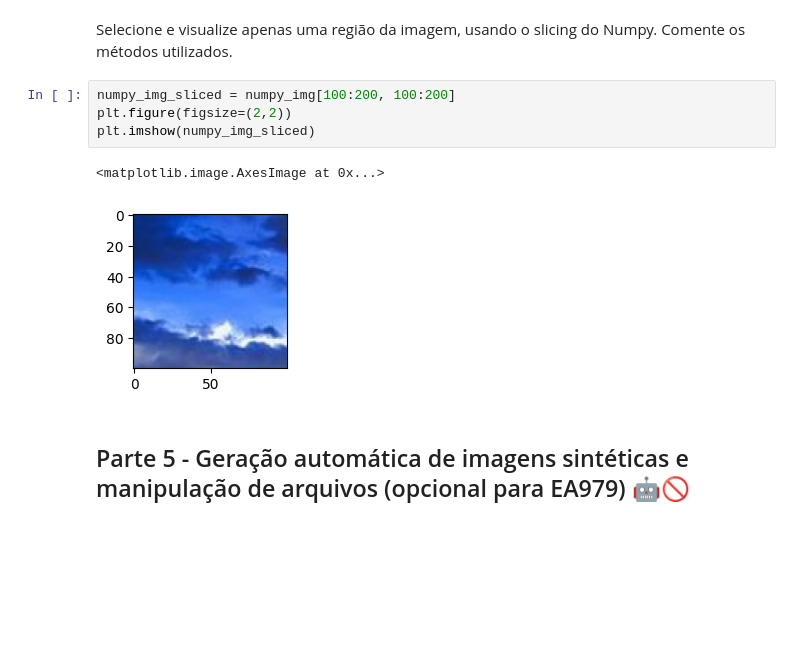
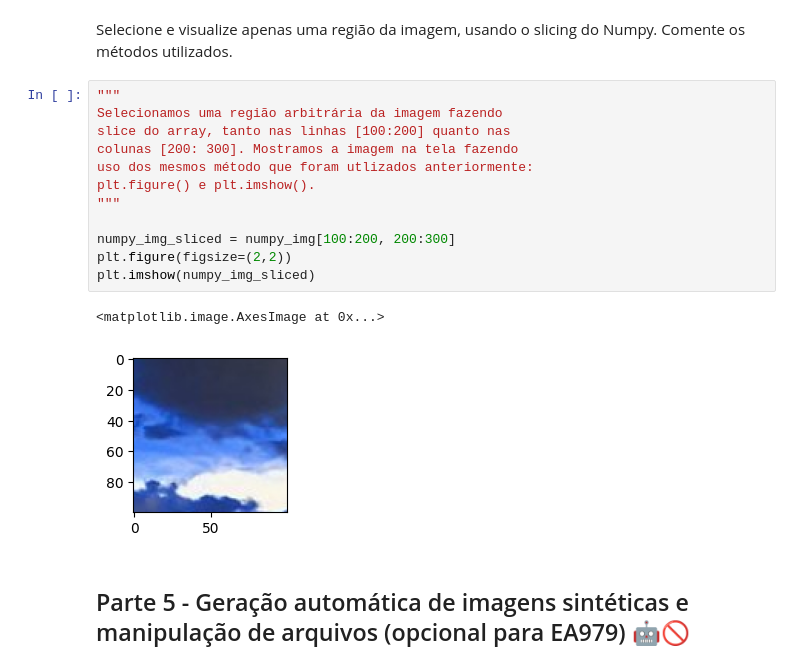
Before and after one commit to UNICAMP-EA979/2026s1-pi01-numpy-JoaoSenirio, a Jupyter notebook: Atividade.ipynb, the cells around one changed output. Saved outputs shown, nothing was run; the diff lists cells and outputs as text; blank space fills up the shorter version.

```diff
--- a/Atividade.ipynb
+++ b/Atividade.ipynb
@@ -571,13 +613,21 @@ plt.imshow(numpy_img)
 ### Exercício 4.3
 # %% [markdown]
 Selecione e visualize apenas uma região da imagem, usando o slicing do Numpy. Comente os métodos utilizados.
-# %%
-numpy_img_sliced = numpy_img[100:200, 100:200]
-plt.figure(figsize=(2,2))
-plt.imshow(numpy_img_sliced)
-# %% [output]
-<matplotlib.image.AxesImage at 0x...>
-[figure, removed]
+# %%
+"""
+Selecionamos uma região arbitrária da imagem fazendo
+slice do array, tanto nas linhas [100:200] quanto nas
+colunas [200: 300]. Mostramos a imagem na tela fazendo
+uso dos mesmos método que foram utlizados anteriormente:
+plt.figure() e plt.imshow().
+"""
+
+numpy_img_sliced = numpy_img[100:200, 200:300]
+plt.figure(figsize=(2,2))
+plt.imshow(numpy_img_sliced)
+# %% [output]
+<matplotlib.image.AxesImage at 0x...>
+[figure, added]
 # %% [markdown]
 ## Parte 5 - Geração automática de imagens sintéticas e manipulação de arquivos (opcional para EA979) 🤖🚫
 # %% [markdown]
```
Also changed, not shown: parts of 15 cells of this notebook.
